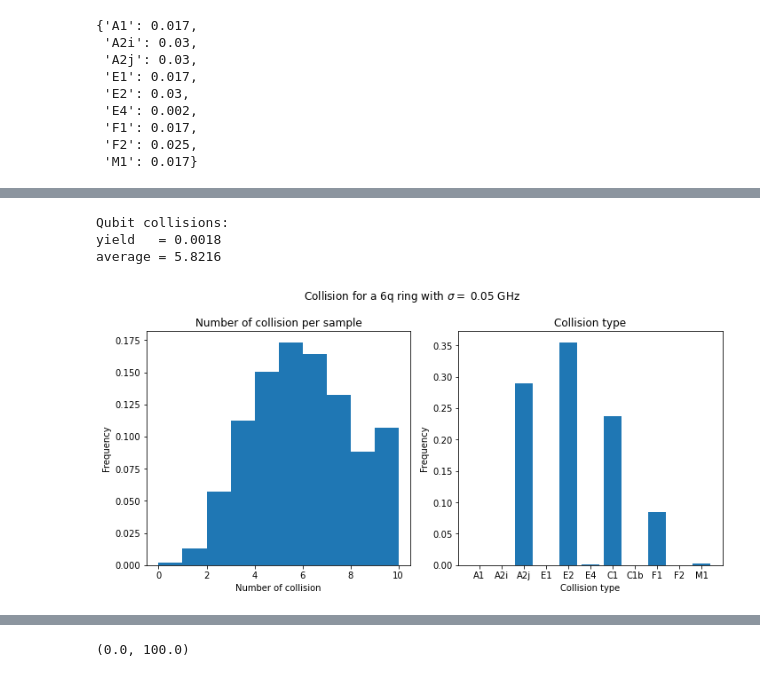
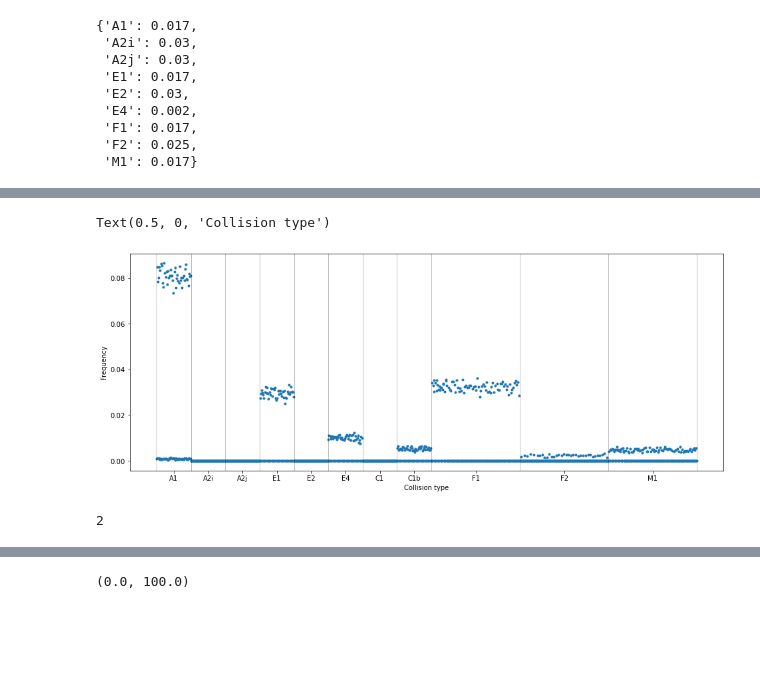
Before and after one commit to AlMrvn/frequency-allocation, a Jupyter notebook: yield_newformat.ipynb, the cells around one changed output, grey strips where cells are left out. Drawn from its saved outputs; the diff is of its cells as text; code cells hidden in the pictures; blank space fills up the shorter version.

```diff
--- a/yield_newformat.ipynb
+++ b/yield_newformat.ipynb
@@ -125,41 +144,20 @@ average = 5.8655
-# %%
-fig, axs = plt.subplots(1, 2, figsize=(10, 5))
-
-# plot of the yield
-ax = axs[0]
-collisions, c, idx_len = G.get_collision(d_dict, sigma=0.05, qutrit=False, cstr=cstr_key)
-ax.hist(collisions, bins=[0, 1, 2, 3, 4, 5, 6, 7, 8, 9, 10], density=True)
-
-#legend
-ax.set_xlabel("Number of collision")
-ax.set_ylabel("Frequency")
-ax.set_title("Number of collision per sample")
-
-print("Qubit collisions:")
-print(f"yield   = {np.sum(collisions==0)/len(collisions)}")
-print(f"average = {np.sum(collisions)/len(collisions)}")
-
-# histogram of the type of errors
-ax = axs[1]
-c = np.array(c)
-cc = np.sum(~np.array(c), axis=1)
-v = [sum(idx_len[:k]) for k in range(len(idx_len)+1)]
-col = np.array([np.mean(cc[v[i]: v[i+1]]) for i in range(len(v)-1)])/10000
-
-ax.bar(np.arange(11), col)
-ax.set_xticks(np.arange(11))
-ax.set_xticklabels(cr_keys)
-
-ax.set_xlabel('Collision type')
-ax.set_ylabel('Frequency')
-
-ax.set_title("Collision type")
-
-fig.suptitle("Collision for a 6q ring with $\sigma=$ 0.05 GHz")
-
-fig.tight_layout()
-# %% [output]
-Qubit collisions:
-yield   = 0.0018
-average = 5.8216
-[figure, removed]
+# %%
+x = [sum(idx_len[:k]) for k in range(len(idx_len)+1)]
+xm = [(x[i] + x[i+1])/2 for i in range(len(x)-1)]
+# %%
+fig, ax = plt.subplots(figsize=(16, 6))
+ax.plot(np.sum(~np.array(c), axis=1)/Nsamples, '.')
+for xx in x:
+    ax.axvline(xx, color='k', linewidth=0.5, alpha = 0.5)
+ax.set_xticks(xm);
+ax.set_xticklabels(constraints)
+
+ax.set_ylabel('Frequency')
+ax.set_xlabel("Collision type")
+# %% [output]
+Text(0.5, 0, 'Collision type')
+[figure, added]
+# %%
+True+True
+# %% [output]
+2
```
Also changed, not shown: parts of 17 cells of this notebook, 3 other files.
